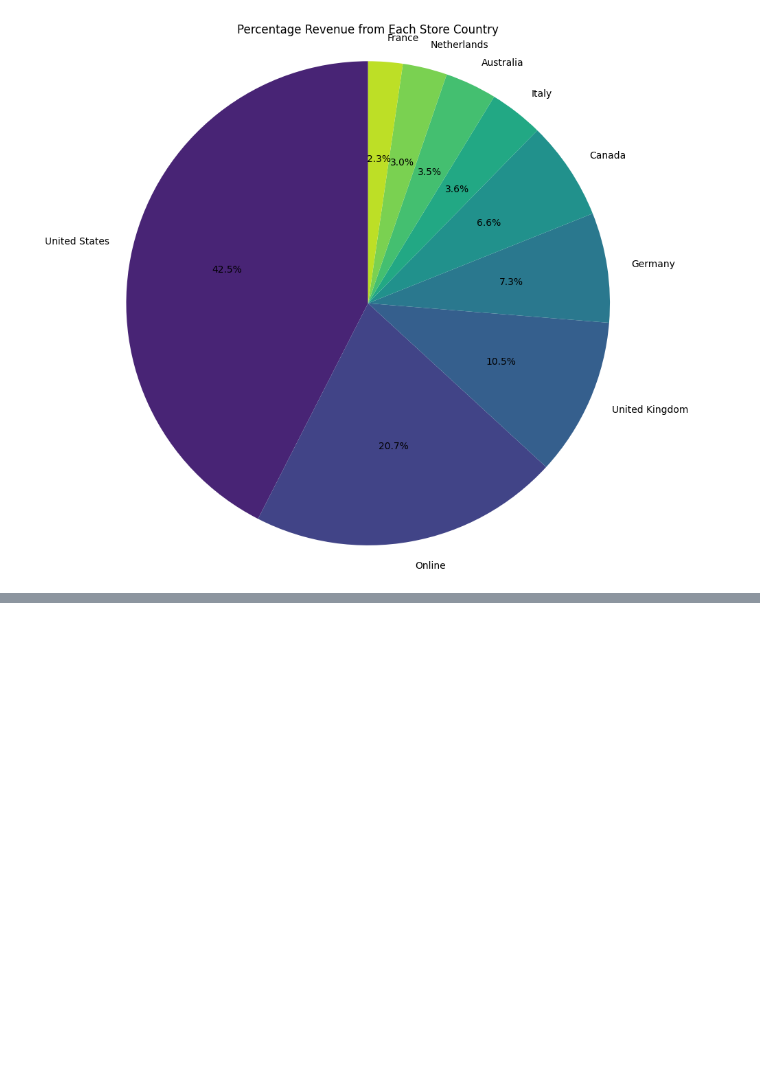
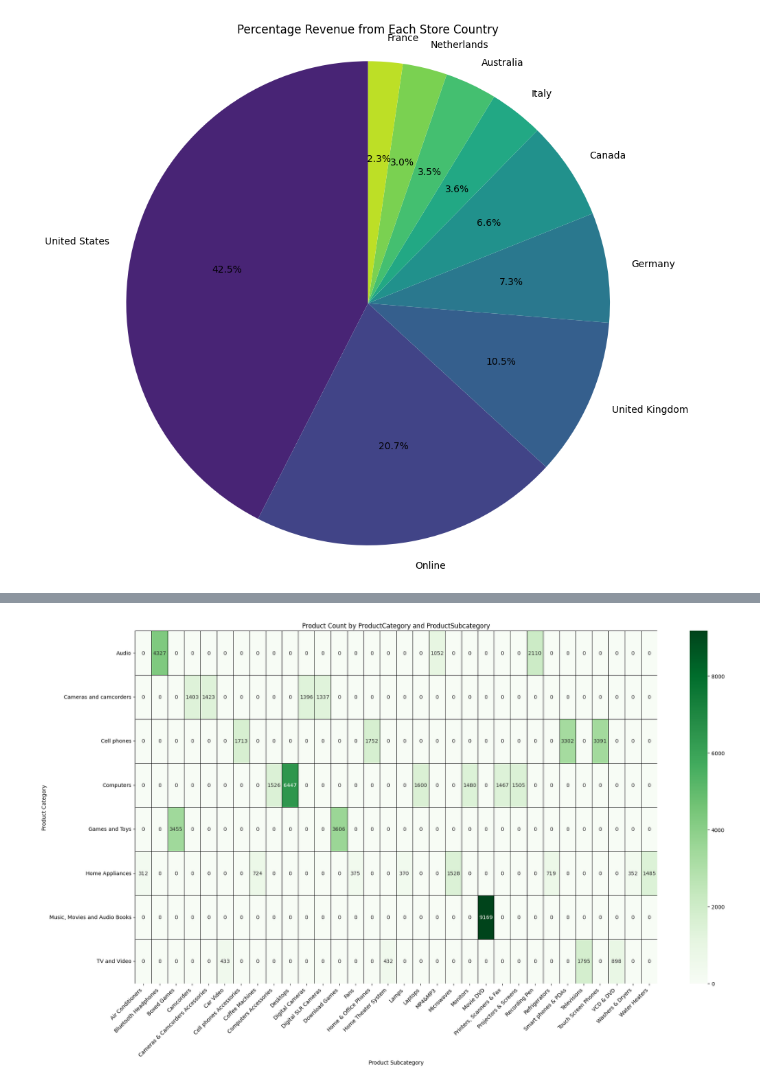
Before and after one commit to reyhan1997/Transaction-data-exploration, a Jupyter notebook: transactions_explore_version_July_22.ipynb, the cells around one changed output, grey strips where cells are left out. Cells and saved outputs as stored; diff of their text form; code cells hidden in the pictures; blank space fills up the shorter version.

```diff
--- a/transactions_explore_version_July_22.ipynb
+++ b/transactions_explore_version_July_22.ipynb
@@ -478,0 +617,22 @@ plt.show()
+# %%
+import matplotlib.pyplot as plt
+import seaborn as sns
+
+# Count the occurrences of each ProductSubcategory within each ProductCategory
+category_subcategory_counts = df.groupby(['ProductCategory', 'ProductSubcategory']).size().reset_index(name='Count')
+
+# Pivot the data for the heatmap
+category_subcategory_pivot = category_subcategory_counts.pivot_table(index='ProductCategory', columns='ProductSubcategory', values='Count', fill_value=0)
+
+# Create the heatmap
+plt.figure(figsize=(20, 12))
+sns.heatmap(category_subcategory_pivot, annot=True, fmt='.0f', cmap='Greens', linewidths=.5, linecolor='black')
+plt.title('Product Count by ProductCategory and ProductSubcategory')
+plt.xlabel('Product Subcategory')
+plt.ylabel('Product Category')
+plt.xticks(rotation=45, ha='right')
+plt.yticks(rotation=0)
+plt.tight_layout()
+plt.show()
+# %% [output]
+[figure, added]
```
Also changed, not shown: parts of 12 cells of this notebook.
